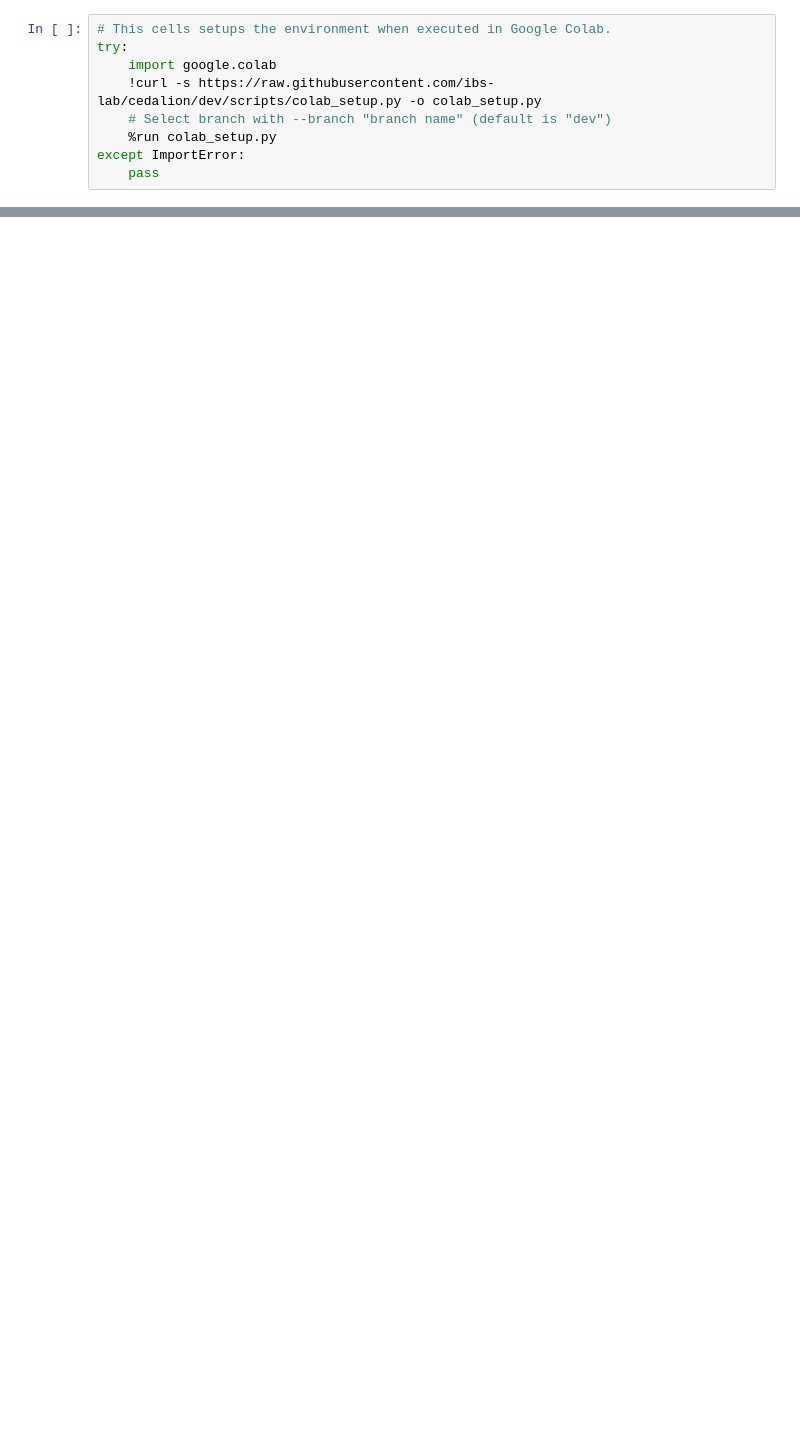
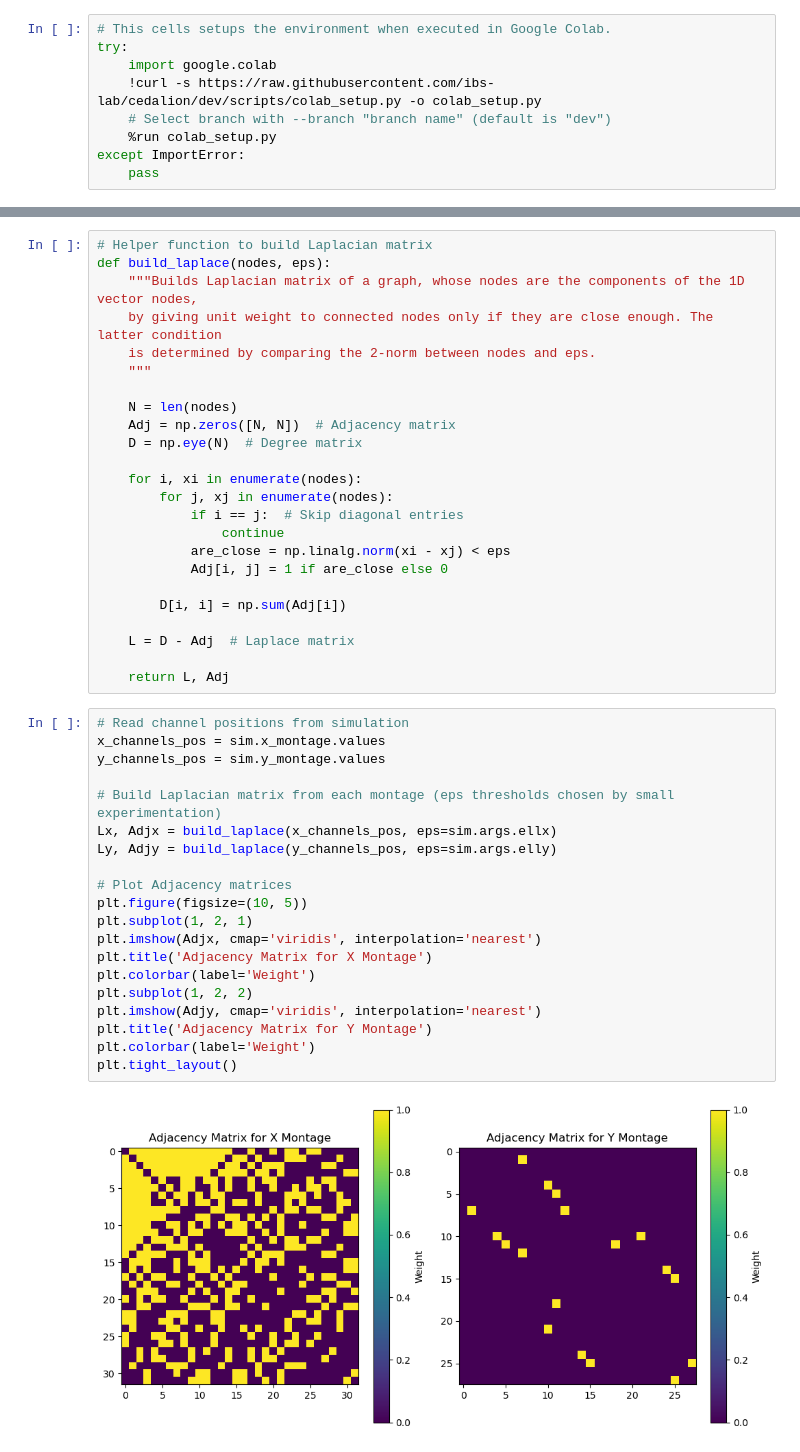
Before and after one commit to ibs-lab/cedalion, a Jupyter notebook: examples/machine_learning/51_multimodal_source_decomposition_on_synthetic_fNIRS-EEG_data.ipynb, the cells around one changed output, grey strips where cells are left out. Saved outputs shown, nothing was run; the diff lists cells and outputs as text; blank space fills up the shorter version.

```diff
--- a/examples/machine_learning/51_multimodal_source_decomposition_on_synthetic_fNIRS-EEG_data.ipynb
+++ b/examples/machine_learning/51_multimodal_source_decomposition_on_synthetic_fNIRS-EEG_data.ipynb
@@ -1754,0 +325,46 @@ plt.show()
+# %%
+# Helper function to build Laplacian matrix
+def build_laplace(nodes, eps):
+    """Builds Laplacian matrix of a graph, whose nodes are the components of the 1D vector nodes,
+    by giving unit weight to connected nodes only if they are close enough. The latter condition
+    is determined by comparing the 2-norm between nodes and eps.
+    """
+
+    N = len(nodes)
+    Adj = np.zeros([N, N])  # Adjacency matrix
+    D = np.eye(N)  # Degree matrix
+
+    for i, xi in enumerate(nodes):
+        for j, xj in enumerate(nodes):
+            if i == j:  # Skip diagonal entries
+                continue
+            are_close = np.linalg.norm(xi - xj) < eps
+            Adj[i, j] = 1 if are_close else 0
+
+        D[i, i] = np.sum(Adj[i])
+
+    L = D - Adj  # Laplace matrix
+
+    return L, Adj
+# %%
+# Read channel positions from simulation
+x_channels_pos = sim.x_montage.values
+y_channels_pos = sim.y_montage.values
+
+# Build Laplacian matrix from each montage (eps thresholds chosen by small experimentation)
+Lx, Adjx = build_laplace(x_channels_pos, eps=sim.args.ellx)
+Ly, Adjy = build_laplace(y_channels_pos, eps=sim.args.elly)
+
+# Plot Adjacency matrices
+plt.figure(figsize=(10, 5))
+plt.subplot(1, 2, 1)
+plt.imshow(Adjx, cmap='viridis', interpolation='nearest')
+plt.title('Adjacency Matrix for X Montage')
+plt.colorbar(label='Weight')
+plt.subplot(1, 2, 2)
+plt.imshow(Adjy, cmap='viridis', interpolation='nearest')
+plt.title('Adjacency Matrix for Y Montage')
+plt.colorbar(label='Weight')
+plt.tight_layout()
+# %% [output]
+[figure, added]
```
Also changed, not shown: parts of 138 cells of this notebook, 4 other files.
